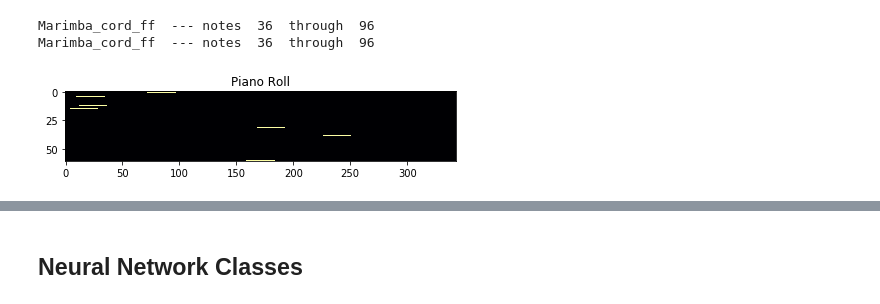
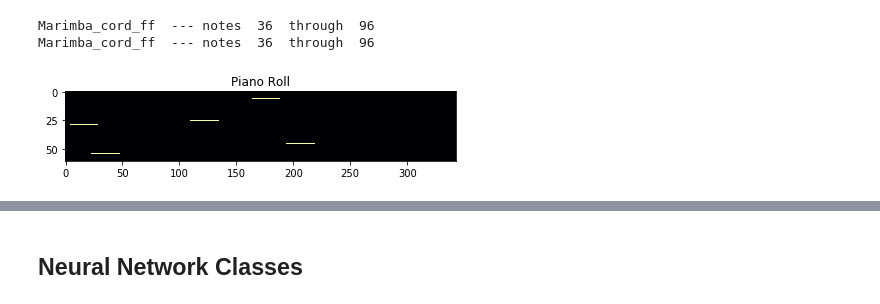
Before and after one commit to jmsmdy/sound-parse, a Jupyter notebook: Flex Net 2B.ipynb, the cells around one changed output, grey strips where cells are left out. Drawn from its saved outputs; the diff is of its cells as text; code cells hidden in the pictures.

Commit message:
added testing for generator

```diff
--- a/Flex Net 2B.ipynb
+++ b/Flex Net 2B.ipynb
@@ -179,7 +179,10 @@ def listen(tensor_or_numpy_array):
     else:
         return Audio(tensor_or_numpy_array.numpy(), rate=44100, autoplay=True)
 # %%
+# Testing data generator
 (audio, _, _), piano_roll = test_generator.__next__()
+
 show([(piano_roll[0], 'Piano Roll')])
+listen(audio)
 # %% [output]
-[figure, old version]
+[figure, new version]
```
Also changed, not shown: parts of 1 cell of this notebook.
